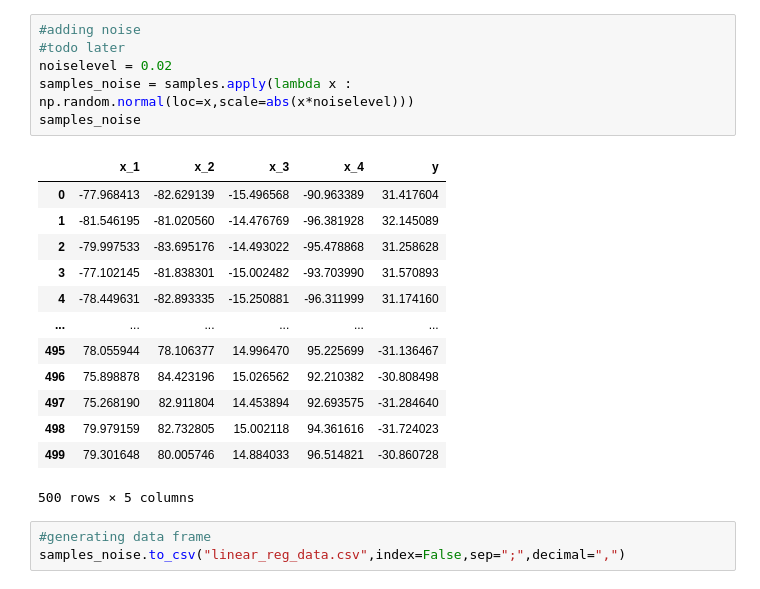
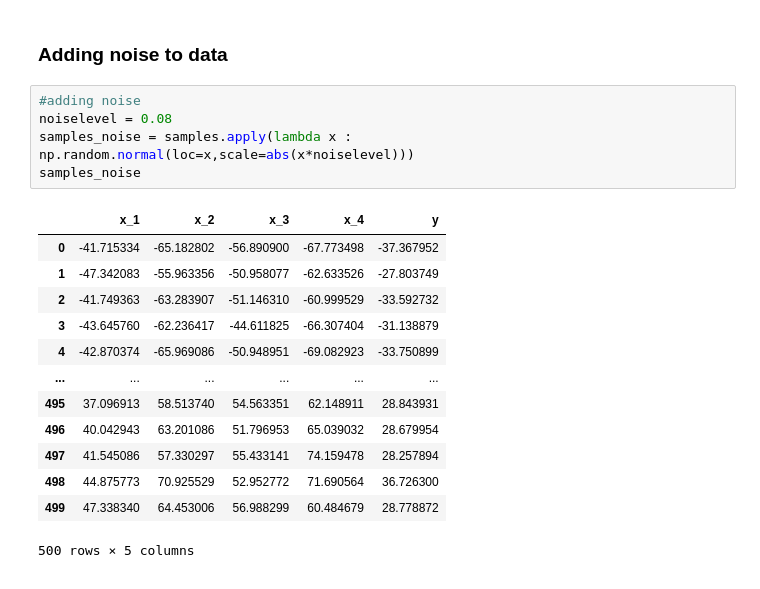
Before and after one commit to Waldemar-DataScience/Regression-Models, a Jupyter notebook: Linear Regression generator.ipynb, the cells around one changed output. Saved outputs shown, nothing was run; the diff lists cells and outputs as text.

```diff
--- a/Linear Regression generator.ipynb
+++ b/Linear Regression generator.ipynb
@@ -35,23 +73,21 @@ array([-0.52010433,  0.38474475,  0.99904154, -0.38302322])
+# %% [markdown]
+### Adding noise to data
 # %%
 #adding noise
-#todo later
-noiselevel = 0.02
+noiselevel = 0.08
 samples_noise = samples.apply(lambda x : np.random.normal(loc=x,scale=abs(x*noiselevel)))
 samples_noise
 # %% [output]
 |  | x_1 | x_2 | x_3 | x_4 | y |
-| 0 | -77.968413 | -82.629139 | -15.496568 | -90.963389 | 31.417604 |
-| 1 | -81.546195 | -81.020560 | -14.476769 | -96.381928 | 32.145089 |
-| 2 | -79.997533 | -83.695176 | -14.493022 | -95.478868 | 31.258628 |
-| 3 | -77.102145 | -81.838301 | -15.002482 | -93.703990 | 31.570893 |
-| 4 | -78.449631 | -82.893335 | -15.250881 | -96.311999 | 31.174160 |
+| 0 | -41.715334 | -65.182802 | -56.890900 | -67.773498 | -37.367952 |
+| 1 | -47.342083 | -55.963356 | -50.958077 | -62.633526 | -27.803749 |
+| 2 | -41.749363 | -63.283907 | -51.146310 | -60.999529 | -33.592732 |
+| 3 | -43.645760 | -62.236417 | -44.611825 | -66.307404 | -31.138879 |
+| 4 | -42.870374 | -65.969086 | -50.948951 | -69.082923 | -33.750899 |
 | ... | ... | ... | ... | ... | ... |
-| 495 | 78.055944 | 78.106377 | 14.996470 | 95.225699 | -31.136467 |
-| 496 | 75.898878 | 84.423196 | 15.026562 | 92.210382 | -30.808498 |
-| 497 | 75.268190 | 82.911804 | 14.453894 | 92.693575 | -31.284640 |
-| 498 | 79.979159 | 82.732805 | 15.002118 | 94.361616 | -31.724023 |
-| 499 | 79.301648 | 80.005746 | 14.884033 | 96.514821 | -30.860728 |
+| 495 | 37.096913 | 58.513740 | 54.563351 | 62.148911 | 28.843931 |
+| 496 | 40.042943 | 63.201086 | 51.796953 | 65.039032 | 28.679954 |
+| 497 | 41.545086 | 57.330297 | 55.433141 | 74.159478 | 28.257894 |
+| 498 | 44.875773 | 70.925529 | 52.952772 | 71.690564 | 36.726300 |
+| 499 | 47.338340 | 64.453006 | 56.988299 | 60.484679 | 28.778872 |
 500 rows × 5 columns
-# %%
-#generating data frame
-samples_noise.to_csv("linear_reg_data.csv",index=False,sep=";",decimal=",")
```
Also changed, not shown: parts of 19 cells of this notebook, 3 other files.
